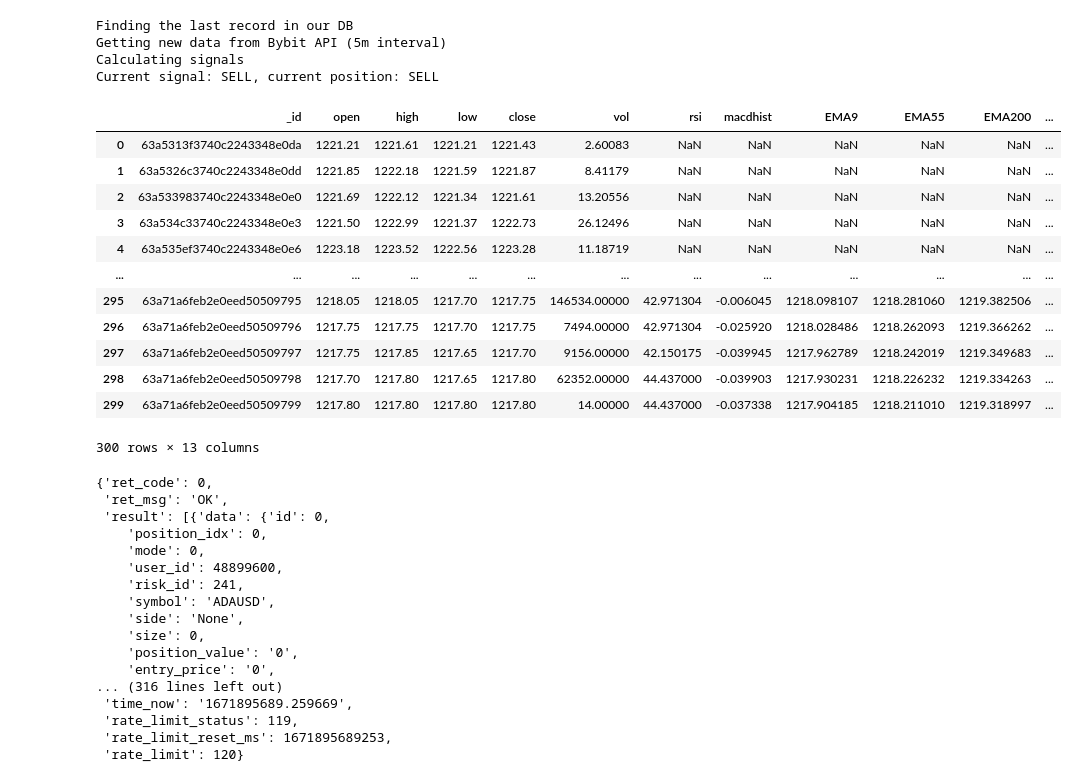
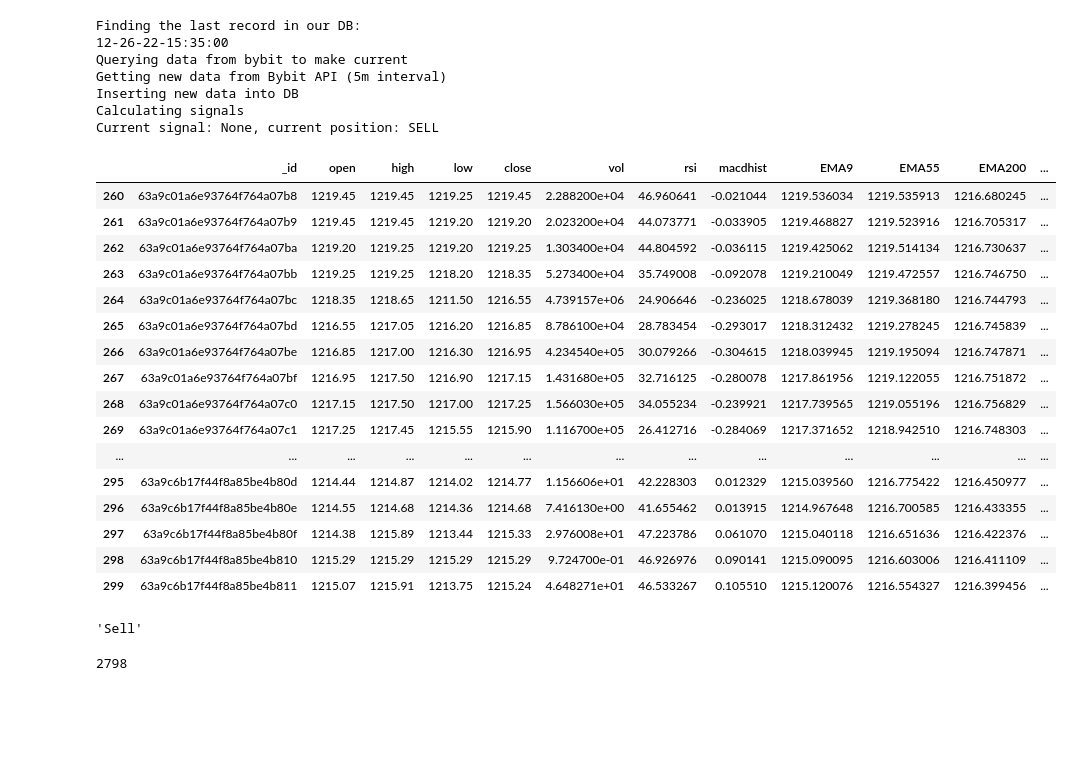
Before and after one commit to carlislejd/trading_bot, a Jupyter notebook: research.ipynb, the cells around one changed output. Saved outputs shown, nothing was run; the diff lists cells and outputs as text; code cells hidden in the pictures; blank space fills up the shorter version.

Commit message:
binance market data, bybit execution

```diff
--- a/research.ipynb
+++ b/research.ipynb
@@ -40,14 +31,14 @@ Finding the last record in our DB
 # %%
 last_date = prices.find().sort('date', -1).limit(1).next()['date']
-print(f'Finding the last record in our DB')
+print(f"Finding the last record in our DB: \n{last_date.strftime('%m-%d-%y-%H:%M:%S')}")
 
-new_data_query = client.query_kline(symbol='ETHUSD', interval='5', from_time=str(int(datetime.timestamp(last_date))))
+print(f'Querying data from bybit to make current')
+new_data_query = binance.get_historical_klines('ETHUSDT', '5m', str(last_date), limit=1000)
 print('Getting new data from Bybit API (5m interval)')
 
-new_data = pd.DataFrame(new_data_query['result'], columns=['symbol', 'interval', 'open_time', 'open', 'high', 'low', 'close', 'volume', 'turnover'])
-new_data['date'] = pd.to_datetime(new_data['open_time'], unit='s')
-new_data.rename(columns={'volume': 'vol'}, inplace=True)
-cols_to_drop = ['symbol', 'interval', 'open_time', 'turnover']
+new_data = pd.DataFrame(new_data_query[:-1], columns=['Open time', 'open', 'high', 'low', 'close', 'vol', 'Close time', 'Quote asset volume', 'Number of trades', 'Taker buy base asset volume', 'Taker buy quote asset volume', 'Ignore'])
+new_data['date'] = pd.to_datetime(new_data['Close time'], unit='ms')
+cols_to_drop = ['Open time', 'Close time', 'Quote asset volume', 'Number of trades', 'Taker buy base asset volume', 'Taker buy quote asset volume', 'Ignore']
 new_data.drop(cols_to_drop, axis=1, inplace=True)
 
 cols = ['open', 'high', 'low', 'close', 'vol']
@@ -82,43 +73,30 @@ price = df['close'].iloc[-1]
 position = current_position()
 print(f'Current signal: {signal}, current position: {position}')
 # %% [output]
-Finding the last record in our DB
+Finding the last record in our DB:
+12-26-22-15:35:00
+Querying data from bybit to make current
 Getting new data from Bybit API (5m interval)
+Inserting new data into DB
 Calculating signals
-Current signal: SELL, current position: SELL
+Current signal: None, current position: SELL
 # %%
-df
+df.tail(40)
 # %% [output]
 |  | _id | open | high | low | close | vol | rsi | macdhist | EMA9 | EMA55 | EMA200 | ... |
-| 0 | 63a5313f3740c2243348e0da | 1221.21 | 1221.61 | 1221.21 | 1221.43 | 2.60083 | NaN | NaN | NaN | NaN | NaN | ... |
-| 1 | 63a5326c3740c2243348e0dd | 1221.85 | 1222.18 | 1221.59 | 1221.87 | 8.41179 | NaN | NaN | NaN | NaN | NaN | ... |
-| 2 | 63a533983740c2243348e0e0 | 1221.69 | 1222.12 | 1221.34 | 1221.61 | 13.20556 | NaN | NaN | NaN | NaN | NaN | ... |
-| 3 | 63a534c33740c2243348e0e3 | 1221.50 | 1222.99 | 1221.37 | 1222.73 | 26.12496 | NaN | NaN | NaN | NaN | NaN | ... |
-| 4 | 63a535ef3740c2243348e0e6 | 1223.18 | 1223.52 | 1222.56 | 1223.28 | 11.18719 | NaN | NaN | NaN | NaN | NaN | ... |
+| 260 | 63a9c01a6e93764f764a07b8 | 1219.45 | 1219.45 | 1219.25 | 1219.45 | 2.288200e+04 | 46.960641 | -0.021044 | 1219.536034 | 1219.535913 | 1216.680245 | ... |
+| 261 | 63a9c01a6e93764f764a07b9 | 1219.45 | 1219.45 | 1219.20 | 1219.20 | 2.023200e+04 | 44.073771 | -0.033905 | 1219.468827 | 1219.523916 | 1216.705317 | ... |
+| 262 | 63a9c01a6e93764f764a07ba | 1219.20 | 1219.25 | 1219.20 | 1219.25 | 1.303400e+04 | 44.804592 | -0.036115 | 1219.425062 | 1219.514134 | 1216.730637 | ... |
+| 263 | 63a9c01a6e93764f764a07bb | 1219.25 | 1219.25 | 1218.20 | 1218.35 | 5.273400e+04 | 35.749008 | -0.092078 | 1219.210049 | 1219.472557 | 1216.746750 | ... |
+| 264 | 63a9c01a6e93764f764a07bc | 1218.35 | 1218.65 | 1211.50 | 1216.55 | 4.739157e+06 | 24.906646 | -0.236025 | 1218.678039 | 1219.368180 | 1216.744793 | ... |
+| 265 | 63a9c01a6e93764f764a07bd | 1216.55 | 1217.05 | 1216.20 | 1216.85 | 8.786100e+04 | 28.783454 | -0.293017 | 1218.312432 | 1219.278245 | 1216.745839 | ... |
+| 266 | 63a9c01a6e93764f764a07be | 1216.85 | 1217.00 | 1216.30 | 1216.95 | 4.234540e+05 | 30.079266 | -0.304615 | 1218.039945 | 1219.195094 | 1216.747871 | ... |
+| 267 | 63a9c01a6e93764f764a07bf | 1216.95 | 1217.50 | 1216.90 | 1217.15 | 1.431680e+05 | 32.716125 | -0.280078 | 1217.861956 | 1219.122055 | 1216.751872 | ... |
+| 268 | 63a9c01a6e93764f764a07c0 | 1217.15 | 1217.50 | 1217.00 | 1217.25 | 1.566030e+05 | 34.055234 | -0.239921 | 1217.739565 | 1219.055196 | 1216.756829 | ... |
+| 269 | 63a9c01a6e93764f764a07c1 | 1217.25 | 1217.45 | 1215.55 | 1215.90 | 1.116700e+05 | 26.412716 | -0.284069 | 1217.371652 | 1218.942510 | 1216.748303 | ... |
 | ... | ... | ... | ... | ... | ... | ... | ... | ... | ... | ... | ... | ... |
-| 295 | 63a71a6feb2e0eed50509795 | 1218.05 | 1218.05 | 1217.70 | 1217.75 | 146534.00000 | 42.971304 | -0.006045 | 1218.098107 | 1218.281060 | 1219.382506 | ... |
-| 296 | 63a71a6feb2e0eed50509796 | 1217.75 | 1217.75 | 1217.70 | 1217.75 | 7494.00000 | 42.971304 | -0.025920 | 1218.028486 | 1218.262093 | 1219.366262 | ... |
-| 297 | 63a71a6feb2e0eed50509797 | 1217.75 | 1217.85 | 1217.65 | 1217.70 | 9156.00000 | 42.150175 | -0.039945 | 1217.962789 | 1218.242019 | 1219.349683 | ... |
-| 298 | 63a71a6feb2e0eed50509798 | 1217.70 | 1217.80 | 1217.65 | 1217.80 | 62352.00000 | 44.437000 | -0.039903 | 1217.930231 | 1218.226232 | 1219.334263 | ... |
-| 299 | 63a71a6feb2e0eed50509799 | 1217.80 | 1217.80 | 1217.80 | 1217.80 | 14.00000 | 44.437000 | -0.037338 | 1217.904185 | 1218.211010 | 1219.318997 | ... |
+| 295 | 63a9c6b17f44f8a85be4b80d | 1214.44 | 1214.87 | 1214.02 | 1214.77 | 1.156606e+01 | 42.228303 | 0.012329 | 1215.039560 | 1216.775422 | 1216.450977 | ... |
+| 296 | 63a9c6b17f44f8a85be4b80e | 1214.55 | 1214.68 | 1214.36 | 1214.68 | 7.416130e+00 | 41.655462 | 0.013915 | 1214.967648 | 1216.700585 | 1216.433355 | ... |
+| 297 | 63a9c6b17f44f8a85be4b80f | 1214.38 | 1215.89 | 1213.44 | 1215.33 | 2.976008e+01 | 47.223786 | 0.061070 | 1215.040118 | 1216.651636 | 1216.422376 | ... |
+| 298 | 63a9c6b17f44f8a85be4b810 | 1215.29 | 1215.29 | 1215.29 | 1215.29 | 9.724700e-01 | 46.926976 | 0.090141 | 1215.090095 | 1216.603006 | 1216.411109 | ... |
+| 299 | 63a9c6b17f44f8a85be4b811 | 1215.07 | 1215.91 | 1213.75 | 1215.24 | 4.648271e+01 | 46.533267 | 0.105510 | 1215.120076 | 1216.554327 | 1216.399456 | ... |
-300 rows × 13 columns
-# %%
-client.my_position()
-# %% [output]
-{'ret_code': 0,
- 'ret_msg': 'OK',
- 'result': [{'data': {'id': 0,
-    'position_idx': 0,
-    'mode': 0,
-    'user_id': 48899600,
-    'risk_id': 241,
-    'symbol': 'ADAUSD',
-    'side': 'None',
-    'size': 0,
-    'position_value': '0',
-    'entry_price': '0',
-... (316 lines left out)
- 'time_now': '1671895689.259669',
- 'rate_limit_status': 119,
- 'rate_limit_reset_ms': 1671895689253,
- 'rate_limit': 120}
@@ -125 +105,9 @@ client.my_position()
+# %%
+orders[-1]['info']['side']
+# %% [output]
+'Sell'
+# %%
+int(orders[-1]['info']['qty'])
+# %% [output]
+2798
 # %%
```
Also changed, not shown: parts of 4 cells of this notebook, 2 other files.
